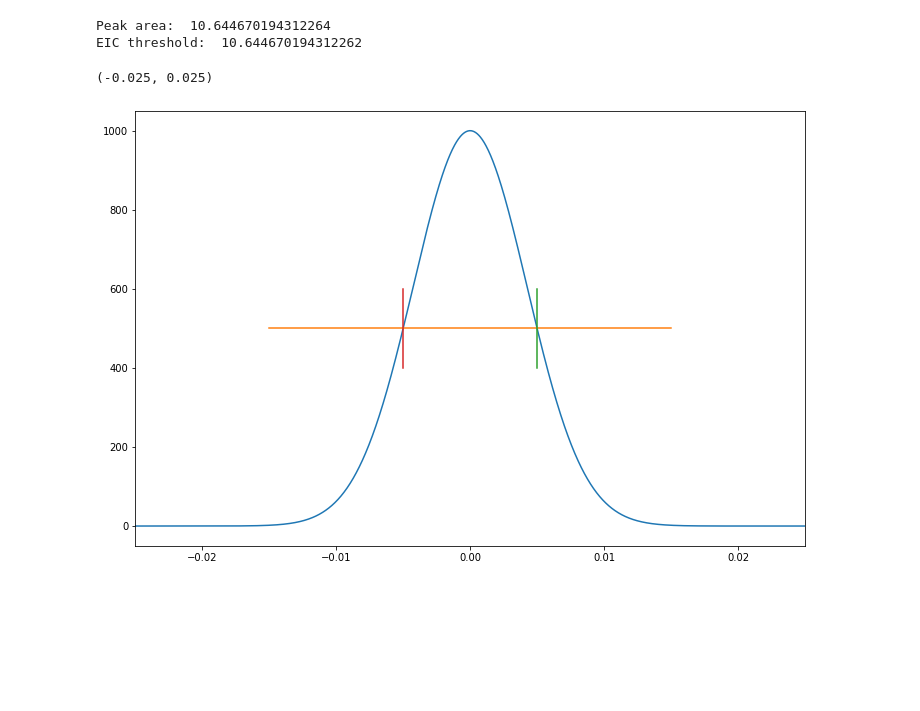
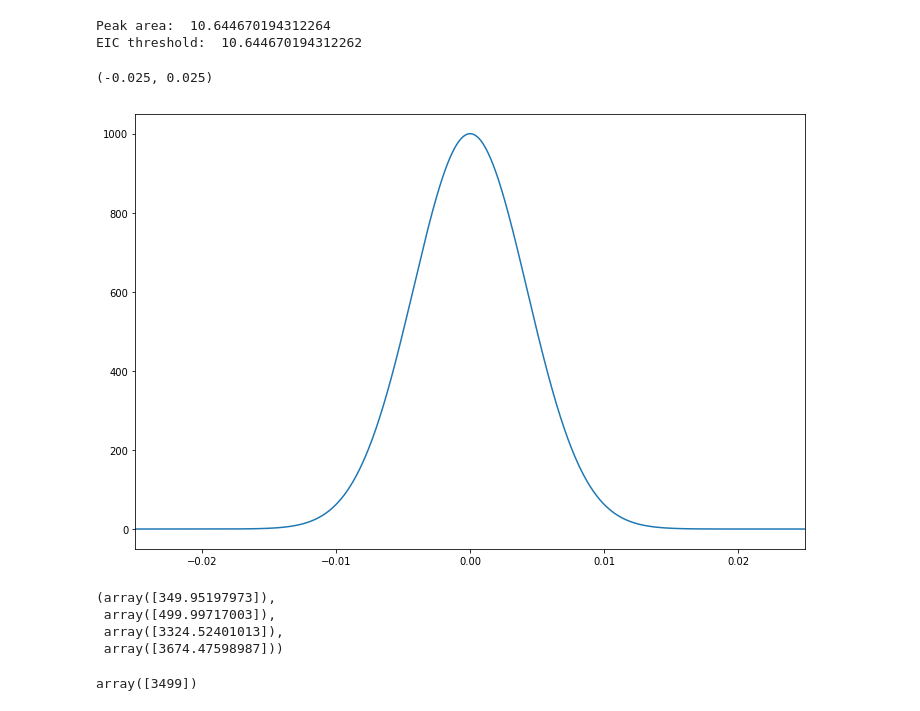
Before and after one commit to griquelme/tidyms, a Jupyter notebook: notebooks/thresholds.ipynb, the cells around one changed output. Cells and saved outputs as stored; diff of their text form; code cells hidden in the pictures; blank space fills up the shorter version.

```diff
--- a/notebooks/thresholds.ipynb
+++ b/notebooks/thresholds.ipynb
@@ -101,13 +102,27 @@ print("EIC threshold: ", eic_thresh)
 Peak area:  10.644670194312264
 EIC threshold:  10.644670194312262
 # %%
+peaks, props = find_peaks(y, width=3, rel_height=0.5)
+widths = peak_widths(y, peaks, rel_height=0.5)
+
 fig, ax = plt.subplots(figsize=(12, 8))
 line = ax.plot(x, y)
-l2 = ax.plot([-0.015, 0.015], [500, 500])
-l3 = ax.plot([0.005, 0.005], [400, 600])
-l4 = ax.plot([-0.005, -0.005], [400, 600])
-
+#l2 = ax.plot([-0.015, 0.015], [500, 500])
+#l3 = ax.plot([0.005, 0.005], [400, 600])
+#l4 = ax.plot([-0.005, -0.005], [400, 600])
+lt = plt.hlines(*widths[1:])
 ax.set_xlim(-0.025, 0.025)
 # %% [output]
 (-0.025, 0.025)
-[figure, old version]
+[figure, new version]
+# %%
+widths
+# %% [output]
+(array([349.95197973]),
+ array([499.99717003]),
+ array([3324.52401013]),
+ array([3674.47598987]))
+# %%
+peaks
+# %% [output]
+array([3499])
```
Also changed, not shown: parts of 4 cells of this notebook, 1 other file.
